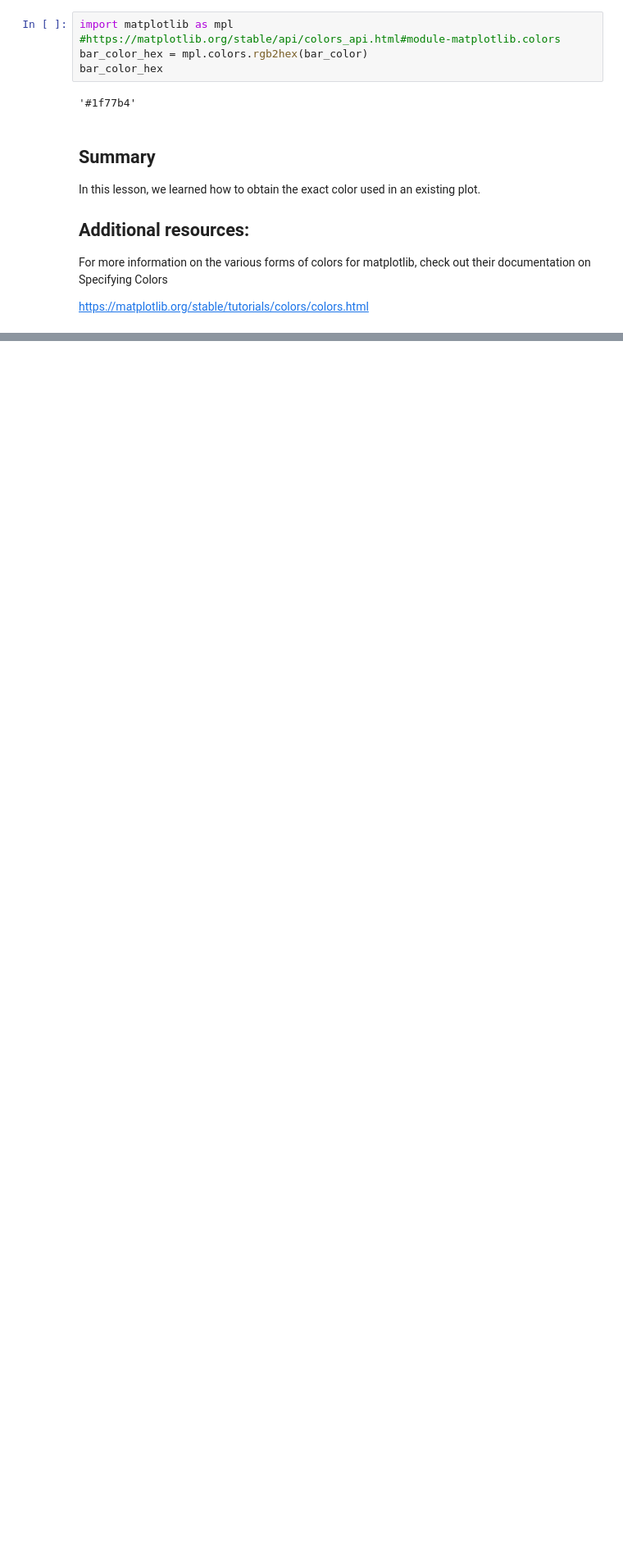
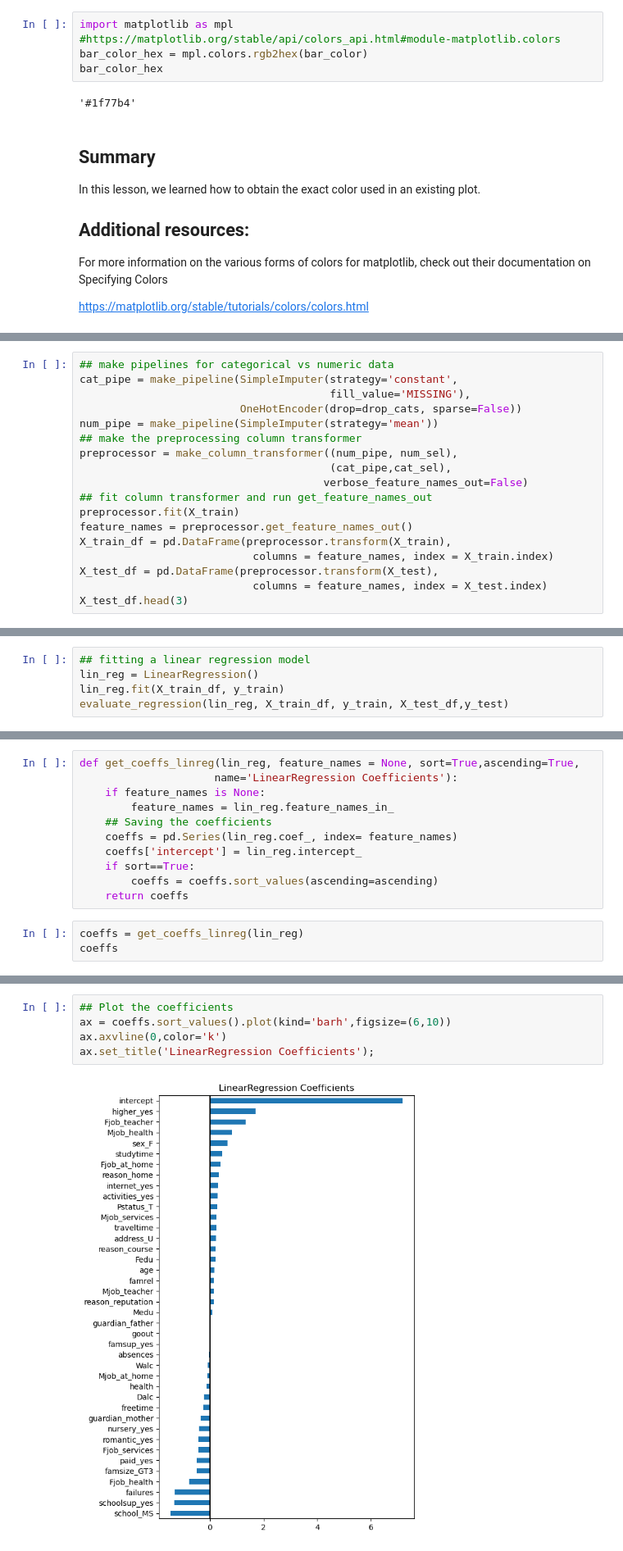
Before and after one commit to dmburns1729/Visualizations, a Jupyter notebook: Scikit-Learn v1.1+_Feature Importance.ipynb, the cells around one changed output, grey strips where cells are left out. Shown at 82% size. Drawn from its saved outputs; the diff is of its cells as text; blank space fills up the shorter version.

```diff
--- a/Scikit-Learn v1.1+_Feature Importance.ipynb
+++ b/Scikit-Learn v1.1+_Feature Importance.ipynb
@@ -1316,0 +1722,18 @@ https://matplotlib.org/stable/tutorials/colors/colors.html
+# %%
+## make pipelines for categorical vs numeric data
+cat_pipe = make_pipeline(SimpleImputer(strategy='constant',
+                                       fill_value='MISSING'),
+                         OneHotEncoder(drop=drop_cats, sparse=False))
+num_pipe = make_pipeline(SimpleImputer(strategy='mean'))
+## make the preprocessing column transformer
+preprocessor = make_column_transformer((num_pipe, num_sel),
+                                       (cat_pipe,cat_sel),
+                                      verbose_feature_names_out=False)
+## fit column transformer and run get_feature_names_out
+preprocessor.fit(X_train)
+feature_names = preprocessor.get_feature_names_out()
+X_train_df = pd.DataFrame(preprocessor.transform(X_train),
+                           columns = feature_names, index = X_train.index)
+X_test_df = pd.DataFrame(preprocessor.transform(X_test),
+                           columns = feature_names, index = X_test.index)
+X_test_df.head(3)
@@ -1316,0 +1751,5 @@ https://matplotlib.org/stable/tutorials/colors/colors.html
+# %%
+## fitting a linear regression model
+lin_reg = LinearRegression()
+lin_reg.fit(X_train_df, y_train)
+evaluate_regression(lin_reg, X_train_df, y_train, X_test_df,y_test)
@@ -1316,0 +1764,14 @@ https://matplotlib.org/stable/tutorials/colors/colors.html
+# %%
+def get_coeffs_linreg(lin_reg, feature_names = None, sort=True,ascending=True,
+                     name='LinearRegression Coefficients'):
+    if feature_names is None:
+        feature_names = lin_reg.feature_names_in_
+    ## Saving the coefficients
+    coeffs = pd.Series(lin_reg.coef_, index= feature_names)
+    coeffs['intercept'] = lin_reg.intercept_
+    if sort==True:
+        coeffs = coeffs.sort_values(ascending=ascending)
+    return coeffs
+# %%
+coeffs = get_coeffs_linreg(lin_reg)
+coeffs
@@ -1316,0 +1820,7 @@ https://matplotlib.org/stable/tutorials/colors/colors.html
+# %%
+## Plot the coefficients
+ax = coeffs.sort_values().plot(kind='barh',figsize=(6,10))
+ax.axvline(0,color='k')
+ax.set_title('LinearRegression Coefficients');
+# %% [output]
+[figure, added]
```
Also changed, not shown: parts of 91 cells of this notebook, 7 other files.
